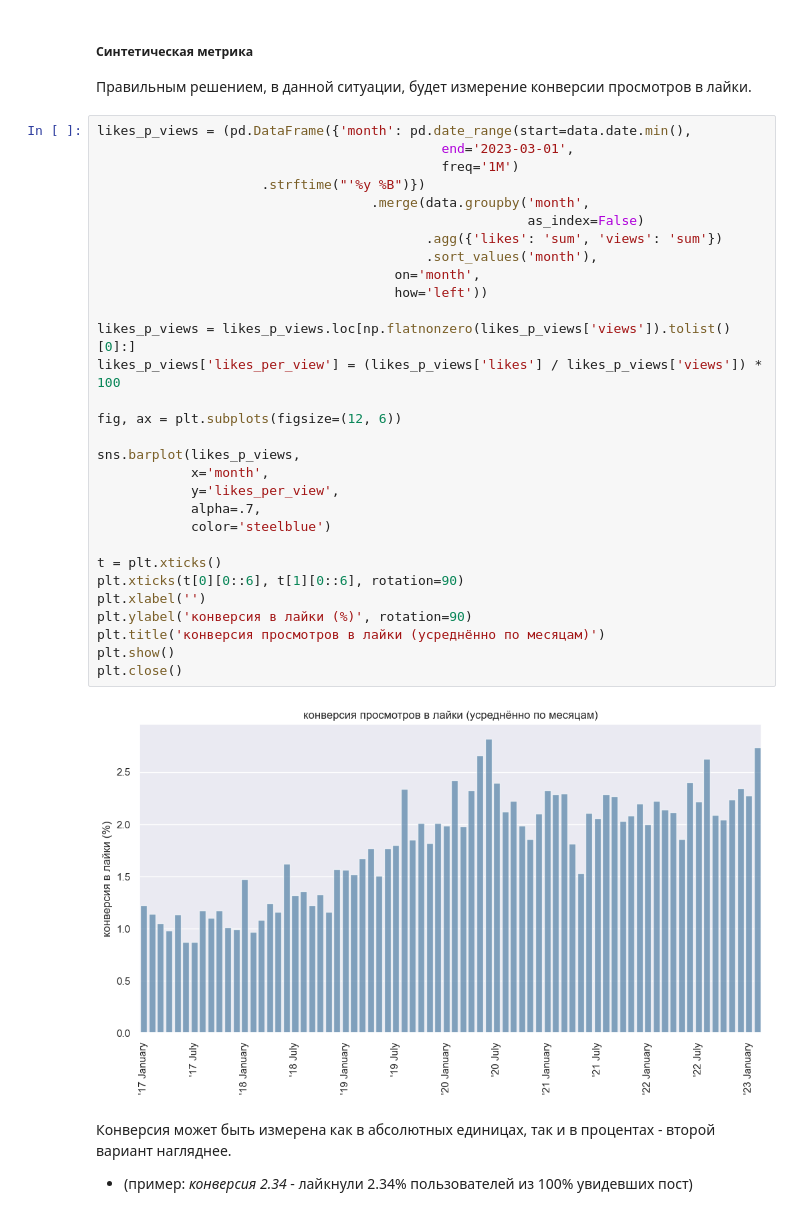
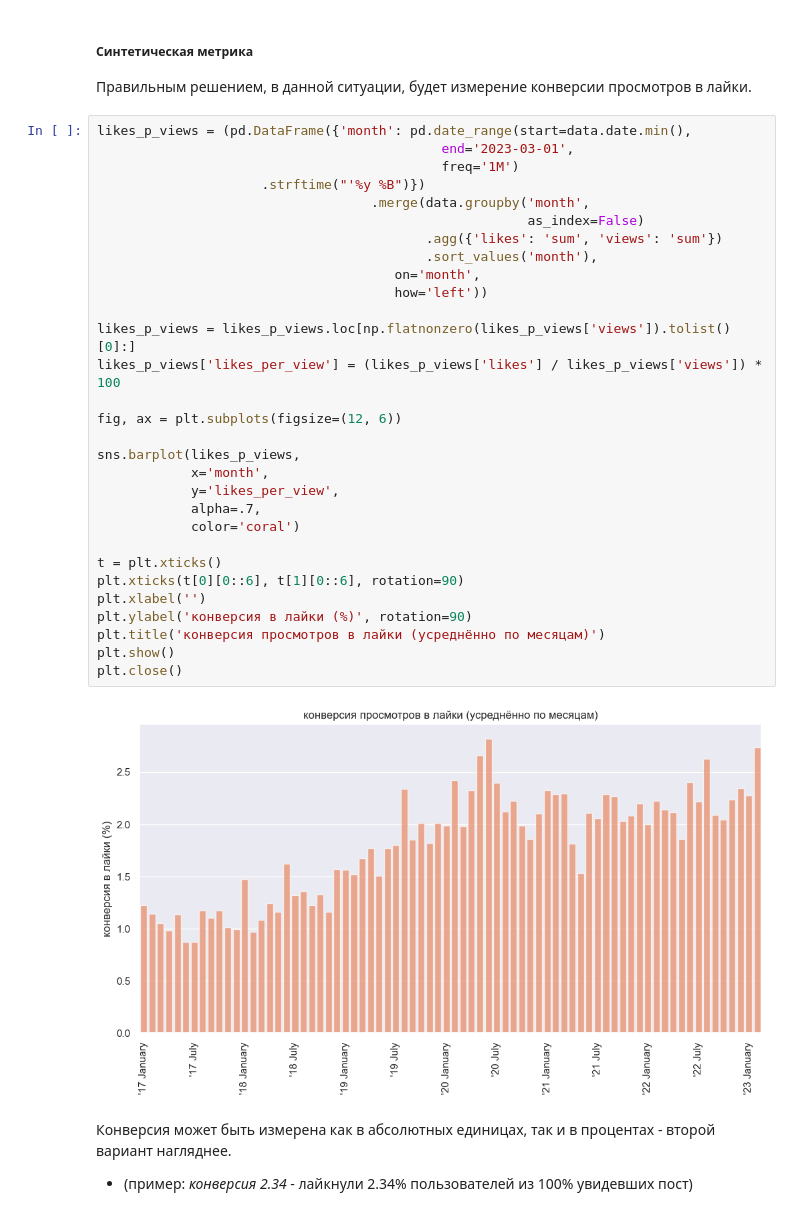
Before and after one commit to eilyich/Workshop_NLP_str, a Jupyter notebook: Workshop_NLP.ipynb, the cells around one changed output. Cells and saved outputs as stored; diff of their text form.

```diff
--- a/Workshop_NLP.ipynb
+++ b/Workshop_NLP.ipynb
@@ -317,35 +317,35 @@ plt.close()
 # %%
 likes_p_views = (pd.DataFrame({'month': pd.date_range(start=data.date.min(),
                                             end='2023-03-01',
                                             freq='1M')
                      .strftime("'%y %B")})
                                    .merge(data.groupby('month',
                                                        as_index=False)
                                           .agg({'likes': 'sum', 'views': 'sum'})
                                           .sort_values('month'),
                                       on='month',
                                       how='left'))
 
 likes_p_views = likes_p_views.loc[np.flatnonzero(likes_p_views['views']).tolist()[0]:]
 likes_p_views['likes_per_view'] = (likes_p_views['likes'] / likes_p_views['views']) * 100
 
 fig, ax = plt.subplots(figsize=(12, 6))
 
 sns.barplot(likes_p_views,
             x='month',
             y='likes_per_view',
             alpha=.7,
-            color='steelblue')
+            color='coral')
 
 t = plt.xticks()
 plt.xticks(t[0][0::6], t[1][0::6], rotation=90)
 plt.xlabel('')
 plt.ylabel('конверсия в лайки (%)', rotation=90)
 plt.title('конверсия просмотров в лайки (усреднённо по месяцам)')
 plt.show()
 plt.close()
 # %% [output]
-[figure, old version]
+[figure, new version]
 # %% [markdown]
 Конверсия может быть измерена как в абсолютных единицах, так и в процентах - второй вариант нагляднее.
 
```
Also changed, not shown: parts of 18 cells of this notebook, 7 other files.
